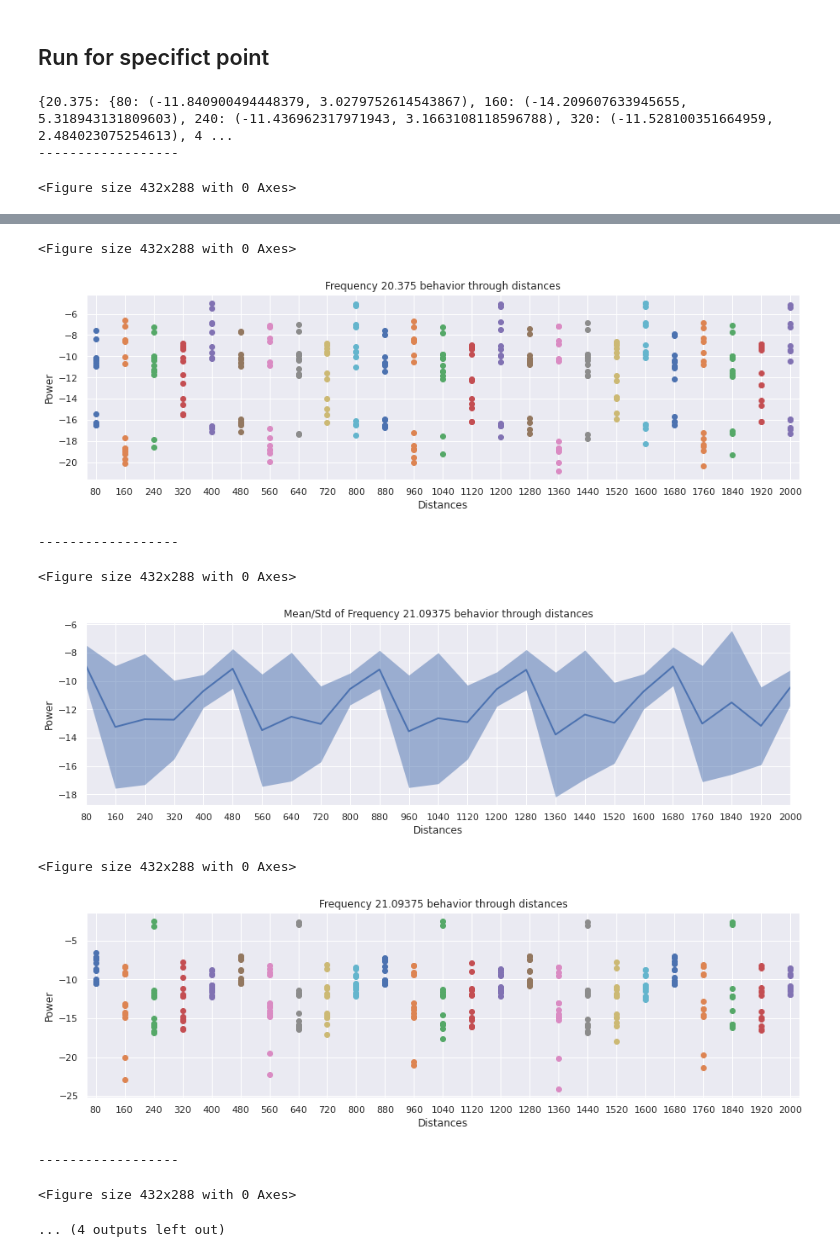
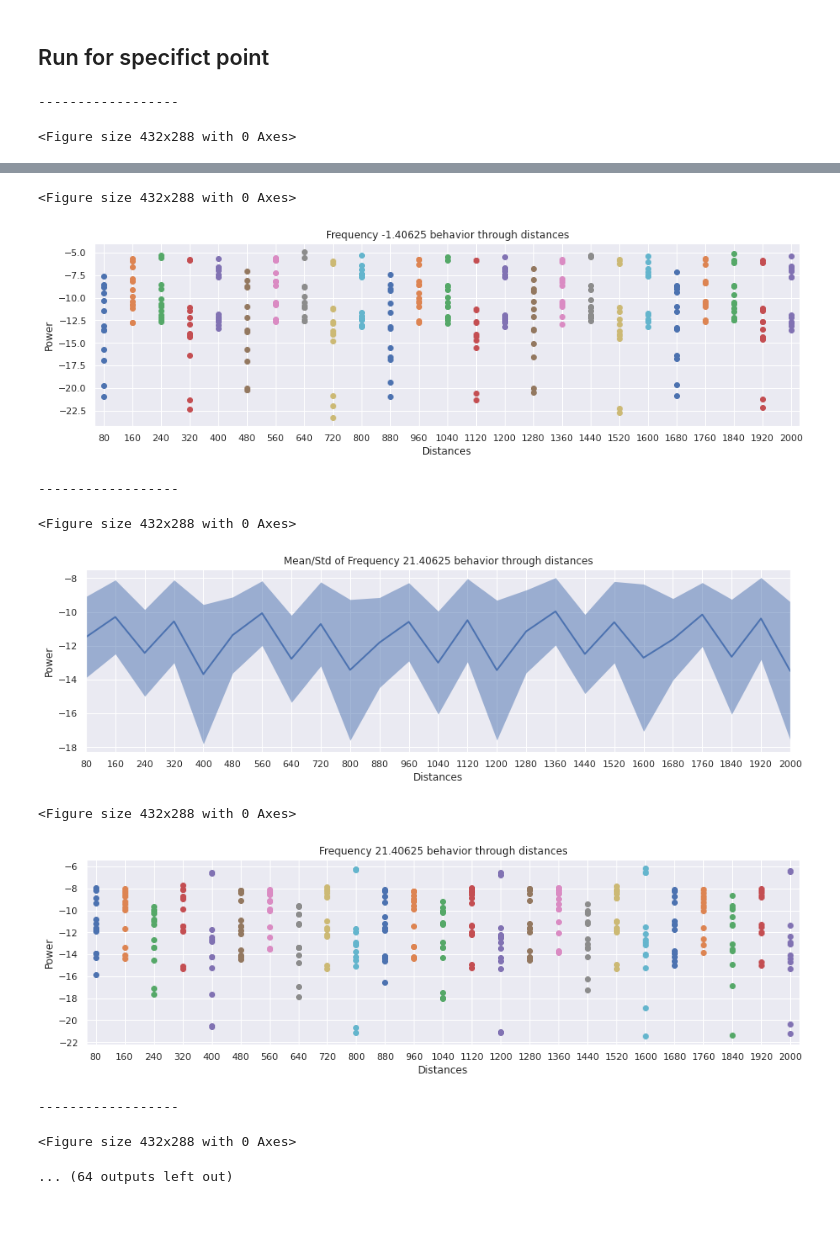
Before and after one commit to R0N3ldrt/ANN, a Jupyter notebook: moded_spectrum_analysis_v8.ipynb, the cells around one changed output, grey strips where cells are left out. Cells and saved outputs as stored; diff of their text form; code cells hidden in the pictures; blank space fills up the shorter version.

```diff
--- a/moded_spectrum_analysis_v8.ipynb
+++ b/moded_spectrum_analysis_v8.ipynb
@@ -571,18 +571,19 @@ plot_freq_behavior(working_df, freq_behavior)
 
 
 #for multiple evaluations at the same time
-multi_freq_behavior = multiple_freq_analyzer(working_df, number_freq_to_analyze=3, method='rand')
+multi_freq_behavior = multiple_freq_analyzer(working_df, number_freq_to_analyze=15, method='rand')
 
 freq_mean_df, freq_std_df = freq_dict_to_df(freq_behavior) # freq_mean_df, freq_std_df = freq_dict_to_df(multi_freq_behavior)
+freq_mean_df.to_csv(path+'/Spectrum/freq_behavior/frequency_mean.csv', index=False)
+freq_std_df.to_csv(path+'/Spectrum/freq_behavior/frequency_std.csv', index=False)
 
 print('------------------')
-for k in multi_freq_behavior.keys():
+for k in tqdm(multi_freq_behavior.keys()):
   individual_freq = {k:multi_freq_behavior[k]}
   plot_freq_mean_std(individual_freq)
   plot_freq_behavior(working_df, individual_freq)
   individual_freq = {}
   print('------------------')
 # %% [output]
-{20.375: {80: (-11.840900494448379, 3.0279752614543867), 160: (-14.209607633945655, 5.318943131809603), 240: (-11.436962317971943, 3.1663108118596788), 320: (-11.528100351664959, 2.484023075254613), 4 ...
 ------------------
 <Figure size 432x288 with 0 Axes>
@@ -590,10 +591,10 @@ for k in multi_freq_behavior.keys():
 <Figure size 432x288 with 0 Axes>
-[figure, old version]
+[figure, new version]
 ------------------
 <Figure size 432x288 with 0 Axes>
-[figure, old version]
+[figure, new version]
 <Figure size 432x288 with 0 Axes>
-[figure, old version]
+[figure, new version]
 ------------------
 <Figure size 432x288 with 0 Axes>
-... (4 outputs left out)
+... (64 outputs left out)
```
Also changed, not shown: parts of 3 cells of this notebook.
